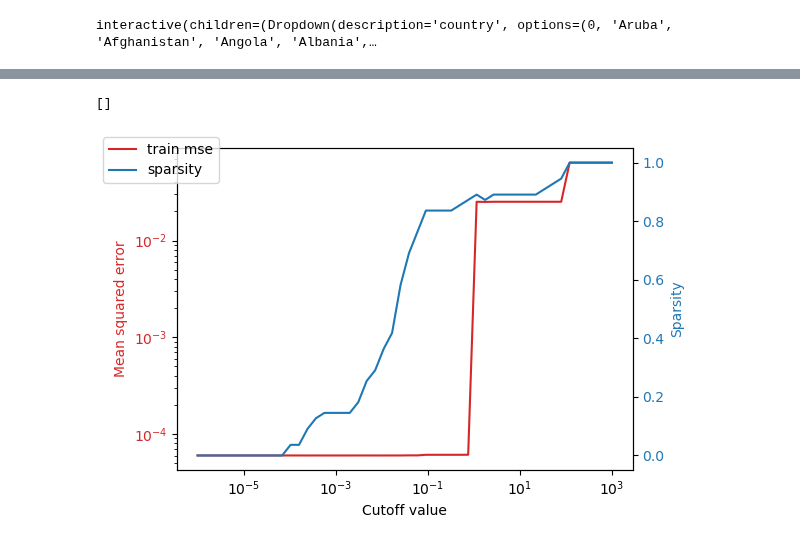
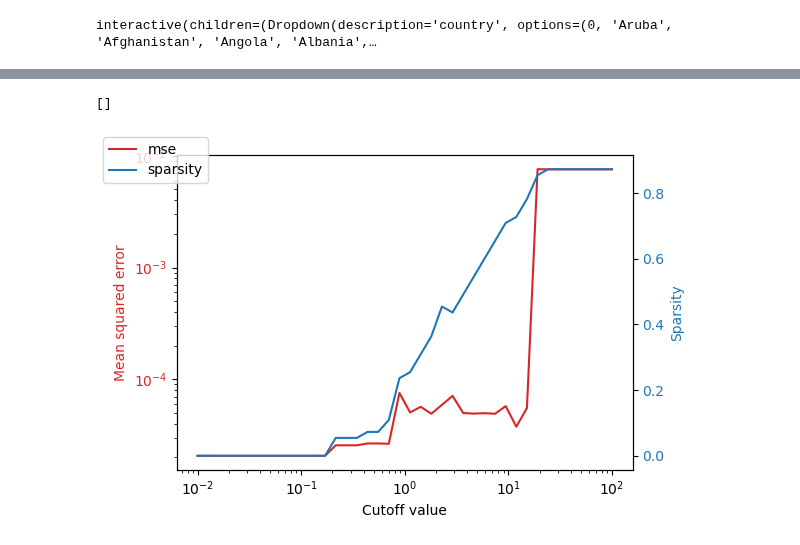
Before and after one commit to Kipre/EUDemographyCleaner, a Jupyter notebook: internship/covid_control.ipynb, the cells around one changed output, grey strips where cells are left out. Saved outputs shown, nothing was run; the diff lists cells and outputs as text; code cells hidden in the pictures.

```diff
--- a/internship/covid_control.ipynb
+++ b/internship/covid_control.ipynb
@@ -137,55 +104,46 @@ plt.show()
 # %%
-country = "Afghanistan"
+country = "France"
 
-m2, m1 = make_targets_df(dataset.ox_for(country, rescaling=(rescaling:=10000)))
+m2, m1 = make_targets_df(dataset.ox_for(country, rescaling=-1))
 
 augmented, integration_args = make_polynomials_df(m1, **cols)
 
-weights, _ = sparse_regression(augmented, m2[cols['predicted_variables']].values, cutoff=5e-4)
+weights, _ = sparse_regression(augmented, m2[cols['predicted_variables']].values, cutoff=10)
 # integration_args['weights'] = weights
 # weights
 # %%
-cutoffs = np.logspace(-6, 3, num=50)
-sparsity = []
-mses = []
-all_weights = []
+%autoreload
 
-for k in tqdm(cutoffs, ncols=50):
-    weights, _ = sparse_regression(augmented, m2[cols['predicted_variables']].values, cutoff=k)
-    mse = ((tf.matmul(tf.cast(augmented, dtype=tf.float32), tf.cast(weights, dtype=tf.float32)) - m2[cols['predicted_variables']].values)**2).numpy().mean()
-    mses.append(mse)
-    sparsity.append((weights.numpy() == 0).sum()/len(weights.numpy().flatten()))
-    all_weights.append(weights)
+rest = cutoff_mses(augmented, m2[cols['predicted_variables']].values, -2, 2)
 
 fig, ax1 = plt.subplots(dpi=100)
 
 color = 'tab:red'
 ax1.set_xlabel('Cutoff value')
 ax1.set_ylabel('Mean squared error', color=color)
 ax1.tick_params(axis='y', labelcolor=color)
 ax1.set_xscale('log')
 ax1.set_yscale('log')
-ax1.plot(cutoffs, mses, color=color, label='train mse')
+ax1.plot(rest['cutoffs'], rest['mses'], color=color, label='mse')
 ax1.tick_params(axis='y')
 
 handles, labels = ax1.get_legend_handles_labels()
 
 ax2 = ax1.twinx()
 
 color = 'tab:blue'
 ax2.set_ylabel('Sparsity', color=color)
-ax2.plot(cutoffs, sparsity, color=color, label='sparsity')
+ax2.plot(rest['cutoffs'], rest['sparsity'], color=color, label='sparsity')
 ax2.set_xscale('log')
 ax2.tick_params(axis='y', labelcolor=color)
 handles2, labels2 = ax2.get_legend_handles_labels()
 handles += handles2
 labels += labels2
 
 fig.legend(handles, labels, loc='upper left')
 
 fig.tight_layout()
 plt.plot()
-# plt.savefig('sparsity_vs_mse.png', dpi=100)
 # %% [output]
 []
-[figure, old version]
+[figure, new version]
```
Also changed, not shown: parts of 12 cells of this notebook, 5 other files.
